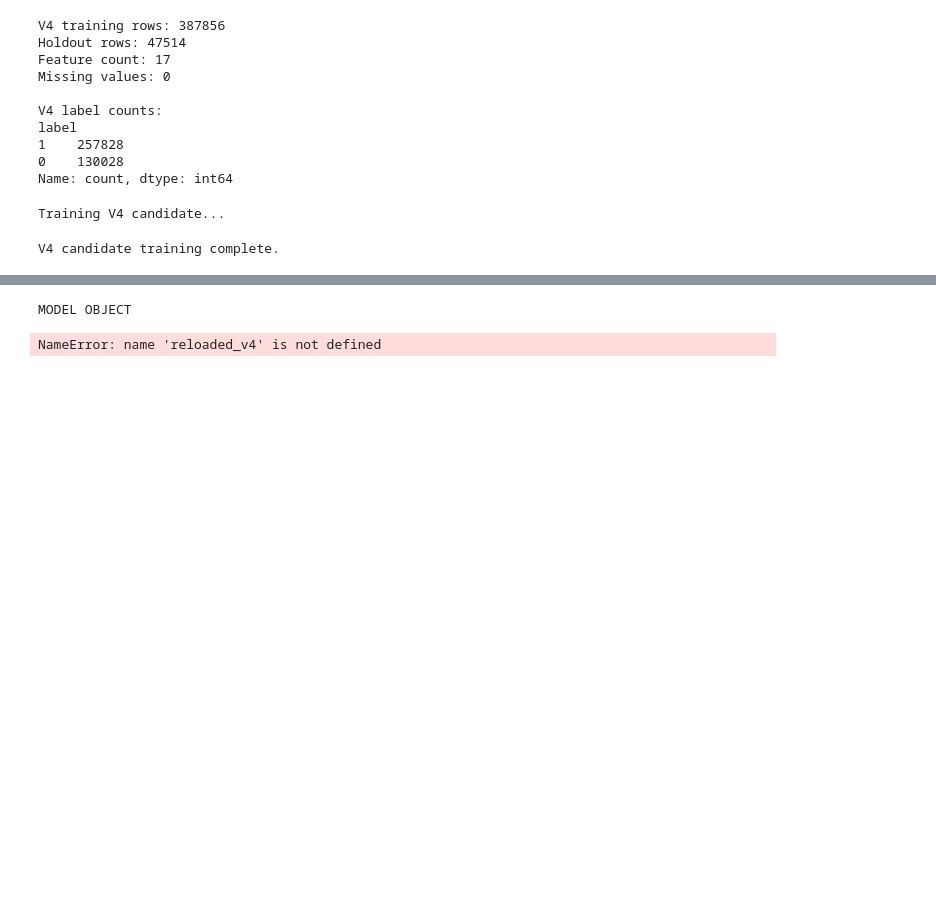
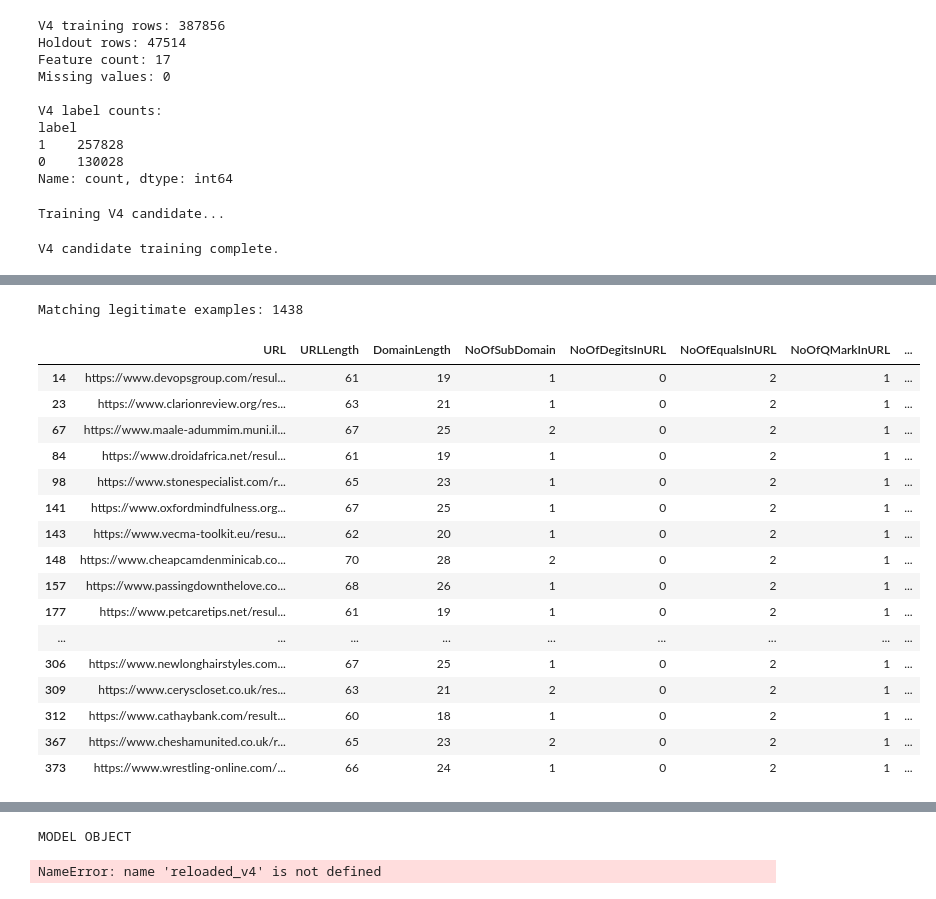
Before and after one commit to swanandiii333/TrustLens-, a Jupyter notebook: notebooks/05_final_production_model.ipynb, the cells around one changed output, grey strips where cells are left out. Saved outputs shown, nothing was run; the diff lists cells and outputs as text; code cells hidden in the pictures; blank space fills up the shorter version.

```diff
--- a/notebooks/05_final_production_model.ipynb
+++ b/notebooks/05_final_production_model.ipynb
@@ -364,0 +533,5 @@ NameError: name 'X_train_final' is not defined
+# %%
+for url in comparison_urls:
+    print("\n" + "=" * 80)
+    print(url)
+    test_candidate_url(url)
@@ -2950,0 +4987,51 @@ V4 candidate training complete.
+# %%
+github_pattern = (
+    (better_query_features_df["URLLength"].between(60, 75))
+    & (better_query_features_df["NoOfEqualsInURL"] == 2)
+    & (better_query_features_df["NoOfQMarkInURL"] == 1)
+    & (better_query_features_df["NoOfSlashes"] == 3)
+    & (better_query_features_df["PathDepth"] == 1)
+    & (better_query_features_df["NoOfDegitsInURL"] == 0)
+)
+
+matching_examples = better_query_features_df[github_pattern]
+
+print("Matching legitimate examples:", len(matching_examples))
+
+display(
+    matching_examples[
+        [
+            "URL",
+            "URLLength",
+            "DomainLength",
+            "NoOfSubDomain",
+            "NoOfDegitsInURL",
+            "NoOfEqualsInURL",
+            "NoOfQMarkInURL",
+            "NoOfDots",
+            "NoOfSlashes",
+            "PathDepth",
+            "TLD",
+            "label",
+        ]
+    ].head(20)
+)
+# %% [output]
+Matching legitimate examples: 1438
+|  | URL | URLLength | DomainLength | NoOfSubDomain | NoOfDegitsInURL | NoOfEqualsInURL | NoOfQMarkInURL | ... |
+| 14 | https://www.devopsgroup.com/resul... | 61 | 19 | 1 | 0 | 2 | 1 | ... |
+| 23 | https://www.clarionreview.org/res... | 63 | 21 | 1 | 0 | 2 | 1 | ... |
+| 67 | https://www.maale-adummim.muni.il... | 67 | 25 | 2 | 0 | 2 | 1 | ... |
+| 84 | https://www.droidafrica.net/resul... | 61 | 19 | 1 | 0 | 2 | 1 | ... |
+| 98 | https://www.stonespecialist.com/r... | 65 | 23 | 1 | 0 | 2 | 1 | ... |
+| 141 | https://www.oxfordmindfulness.org... | 67 | 25 | 1 | 0 | 2 | 1 | ... |
+| 143 | https://www.vecma-toolkit.eu/resu... | 62 | 20 | 1 | 0 | 2 | 1 | ... |
+| 148 | https://www.cheapcamdenminicab.co... | 70 | 28 | 2 | 0 | 2 | 1 | ... |
+| 157 | https://www.passingdownthelove.co... | 68 | 26 | 1 | 0 | 2 | 1 | ... |
+| 177 | https://www.petcaretips.net/resul... | 61 | 19 | 1 | 0 | 2 | 1 | ... |
+| ... | ... | ... | ... | ... | ... | ... | ... | ... |
+| 306 | https://www.newlonghairstyles.com... | 67 | 25 | 1 | 0 | 2 | 1 | ... |
+| 309 | https://www.ceryscloset.co.uk/res... | 63 | 21 | 2 | 0 | 2 | 1 | ... |
+| 312 | https://www.cathaybank.com/result... | 60 | 18 | 1 | 0 | 2 | 1 | ... |
+| 367 | https://www.cheshamunited.co.uk/r... | 65 | 23 | 2 | 0 | 2 | 1 | ... |
+| 373 | https://www.wrestling-online.com/... | 66 | 24 | 1 | 0 | 2 | 1 | ... |
```
Also changed, not shown: parts of 70 cells of this notebook, 15 other files.
